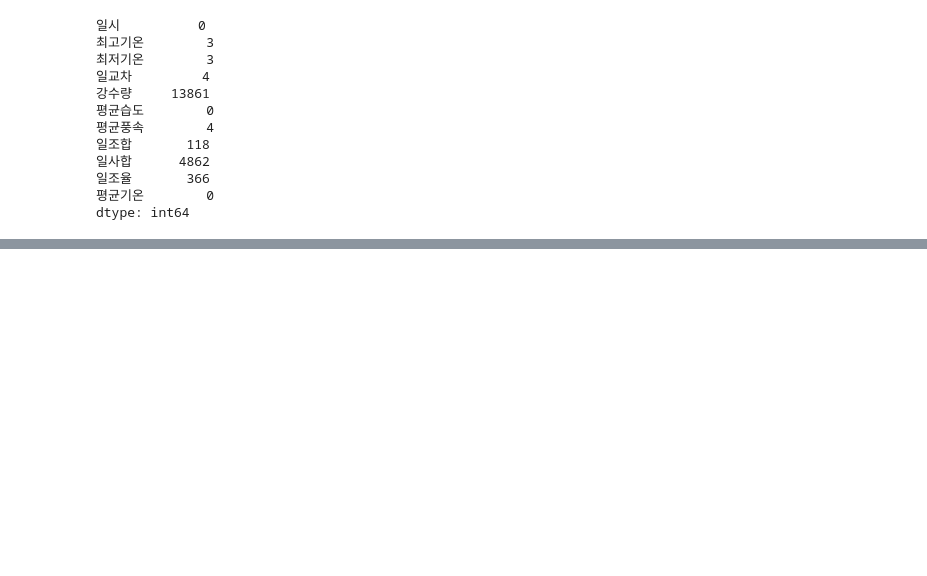
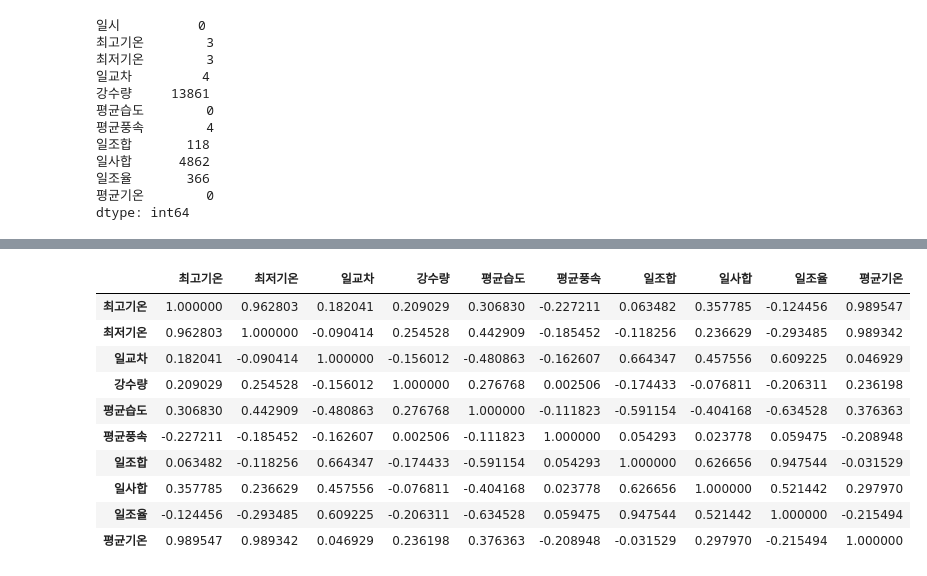
Before and after one commit to JHyuk2/TIL, a Jupyter notebook: Data Analyst/Dacon/서울시평균기온예측/baseline.ipynb, the cells around one changed output, grey strips where cells are left out. Drawn from its saved outputs; the diff is of its cells as text; code cells hidden in the pictures; blank space fills up the shorter version.

```diff
--- a/Data Analyst/Dacon/서울시평균기온예측/baseline.ipynb
+++ b/Data Analyst/Dacon/서울시평균기온예측/baseline.ipynb
@@ -262,0 +280,14 @@ memory usage: 5.7+ KB
+# %%
+correlation_matrix
+# %% [output]
+|  | 최고기온 | 최저기온 | 일교차 | 강수량 | 평균습도 | 평균풍속 | 일조합 | 일사합 | 일조율 | 평균기온 |
+| 최고기온 | 1.000000 | 0.962803 | 0.182041 | 0.209029 | 0.306830 | -0.227211 | 0.063482 | 0.357785 | -0.124456 | 0.989547 |
+| 최저기온 | 0.962803 | 1.000000 | -0.090414 | 0.254528 | 0.442909 | -0.185452 | -0.118256 | 0.236629 | -0.293485 | 0.989342 |
+| 일교차 | 0.182041 | -0.090414 | 1.000000 | -0.156012 | -0.480863 | -0.162607 | 0.664347 | 0.457556 | 0.609225 | 0.046929 |
+| 강수량 | 0.209029 | 0.254528 | -0.156012 | 1.000000 | 0.276768 | 0.002506 | -0.174433 | -0.076811 | -0.206311 | 0.236198 |
+| 평균습도 | 0.306830 | 0.442909 | -0.480863 | 0.276768 | 1.000000 | -0.111823 | -0.591154 | -0.404168 | -0.634528 | 0.376363 |
+| 평균풍속 | -0.227211 | -0.185452 | -0.162607 | 0.002506 | -0.111823 | 1.000000 | 0.054293 | 0.023778 | 0.059475 | -0.208948 |
+| 일조합 | 0.063482 | -0.118256 | 0.664347 | -0.174433 | -0.591154 | 0.054293 | 1.000000 | 0.626656 | 0.947544 | -0.031529 |
+| 일사합 | 0.357785 | 0.236629 | 0.457556 | -0.076811 | -0.404168 | 0.023778 | 0.626656 | 1.000000 | 0.521442 | 0.297970 |
+| 일조율 | -0.124456 | -0.293485 | 0.609225 | -0.206311 | -0.634528 | 0.059475 | 0.947544 | 0.521442 | 1.000000 | -0.215494 |
+| 평균기온 | 0.989547 | 0.989342 | 0.046929 | 0.236198 | 0.376363 | -0.208948 | -0.031529 | 0.297970 | -0.215494 | 1.000000 |
```
Also changed, not shown: parts of 30 cells of this notebook.
